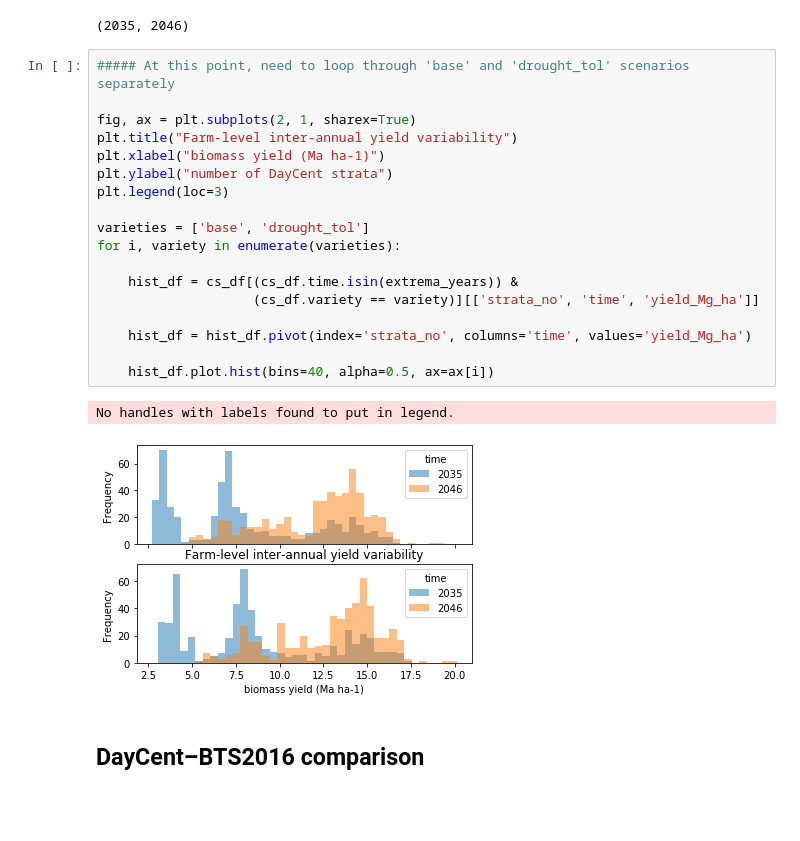
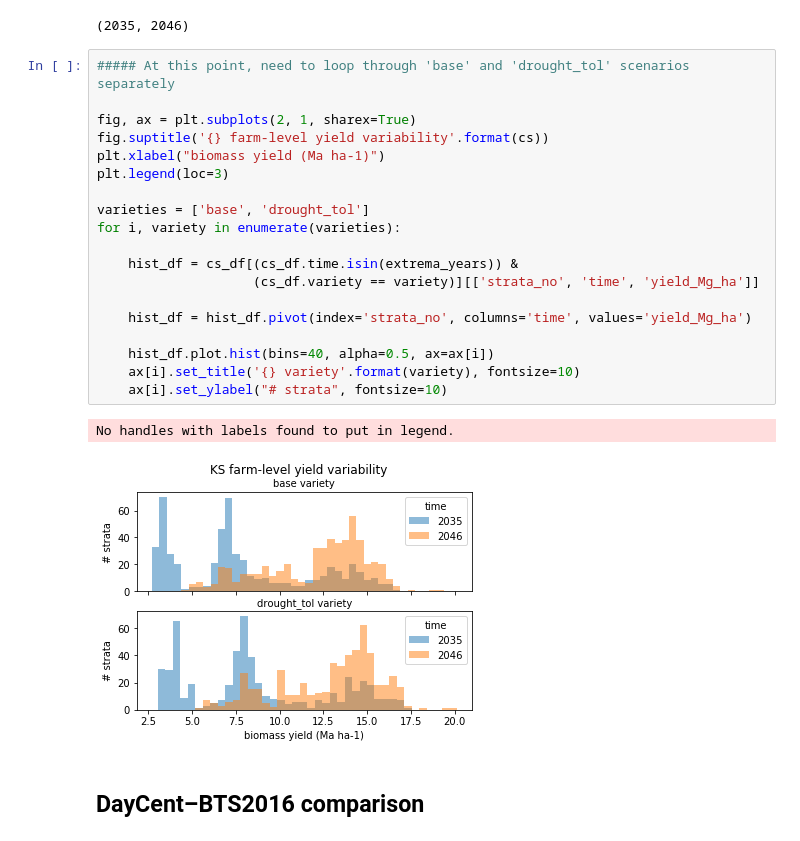
Before and after one commit to johnlfield/DayCent_regional, a Jupyter notebook: DayCent_regional_postprocess-farm-level.ipynb, the cells around one changed output. Cells and saved outputs as stored; diff of their text form; blank space fills up the shorter version.

Commit message:
Histogram formatting

```diff
--- a/DayCent_regional_postprocess-farm-level.ipynb
+++ b/DayCent_regional_postprocess-farm-level.ipynb
@@ -602,24 +602,25 @@ print(extrema_years)
 # %%
 ##### At this point, need to loop through 'base' and 'drought_tol' scenarios separately
 
 fig, ax = plt.subplots(2, 1, sharex=True)
-plt.title("Farm-level inter-annual yield variability")
+fig.suptitle('{} farm-level yield variability'.format(cs))
 plt.xlabel("biomass yield (Ma ha-1)")
-plt.ylabel("number of DayCent strata")
 plt.legend(loc=3)
 
 varieties = ['base', 'drought_tol']
 for i, variety in enumerate(varieties):
 
     hist_df = cs_df[(cs_df.time.isin(extrema_years)) &
                     (cs_df.variety == variety)][['strata_no', 'time', 'yield_Mg_ha']]
 
     hist_df = hist_df.pivot(index='strata_no', columns='time', values='yield_Mg_ha')
 
     hist_df.plot.hist(bins=40, alpha=0.5, ax=ax[i])
+    ax[i].set_title('{} variety'.format(variety), fontsize=10)
+    ax[i].set_ylabel("# strata", fontsize=10)
 # %% [output]
 No handles with labels found to put in legend.
-[figure, old version]
+[figure, new version]
 # %% [markdown]
 ## DayCent–BTS2016 comparison
 # %%
```
Also changed, not shown: 1 other file.
